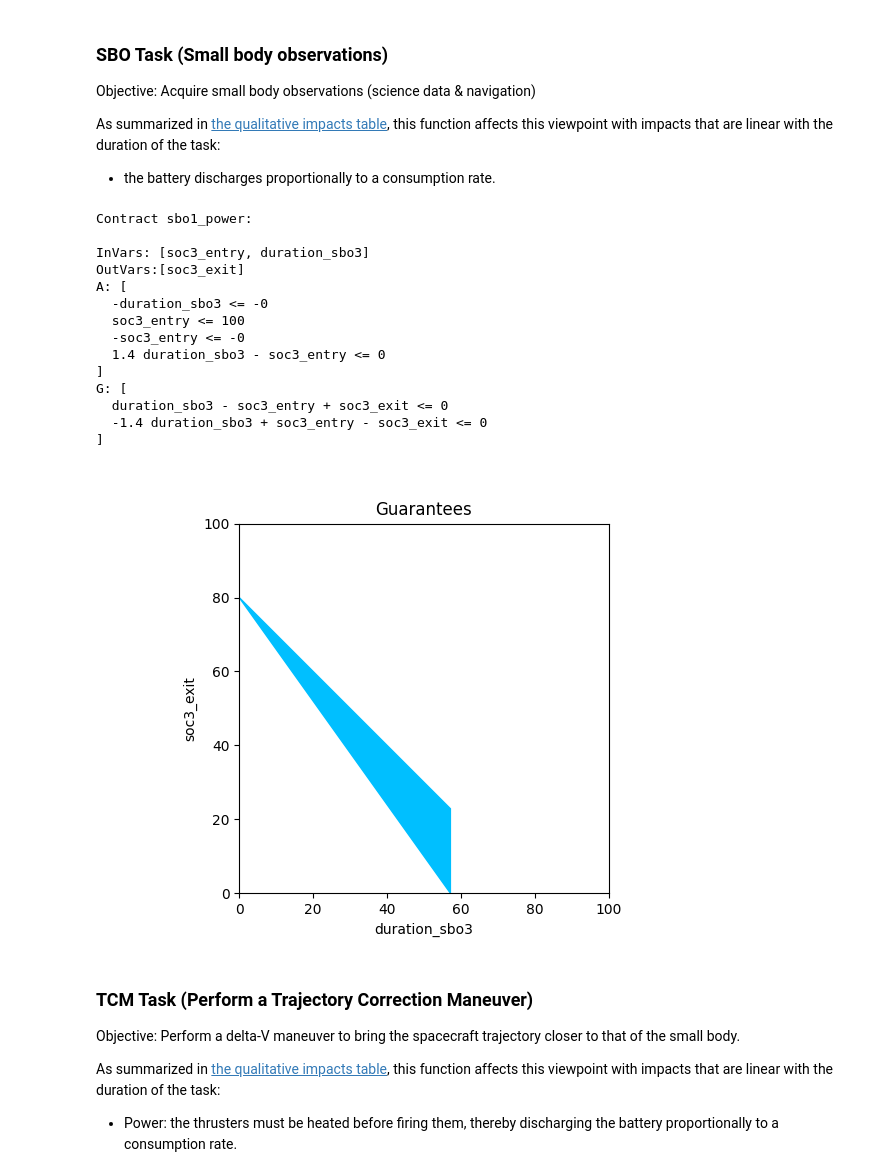
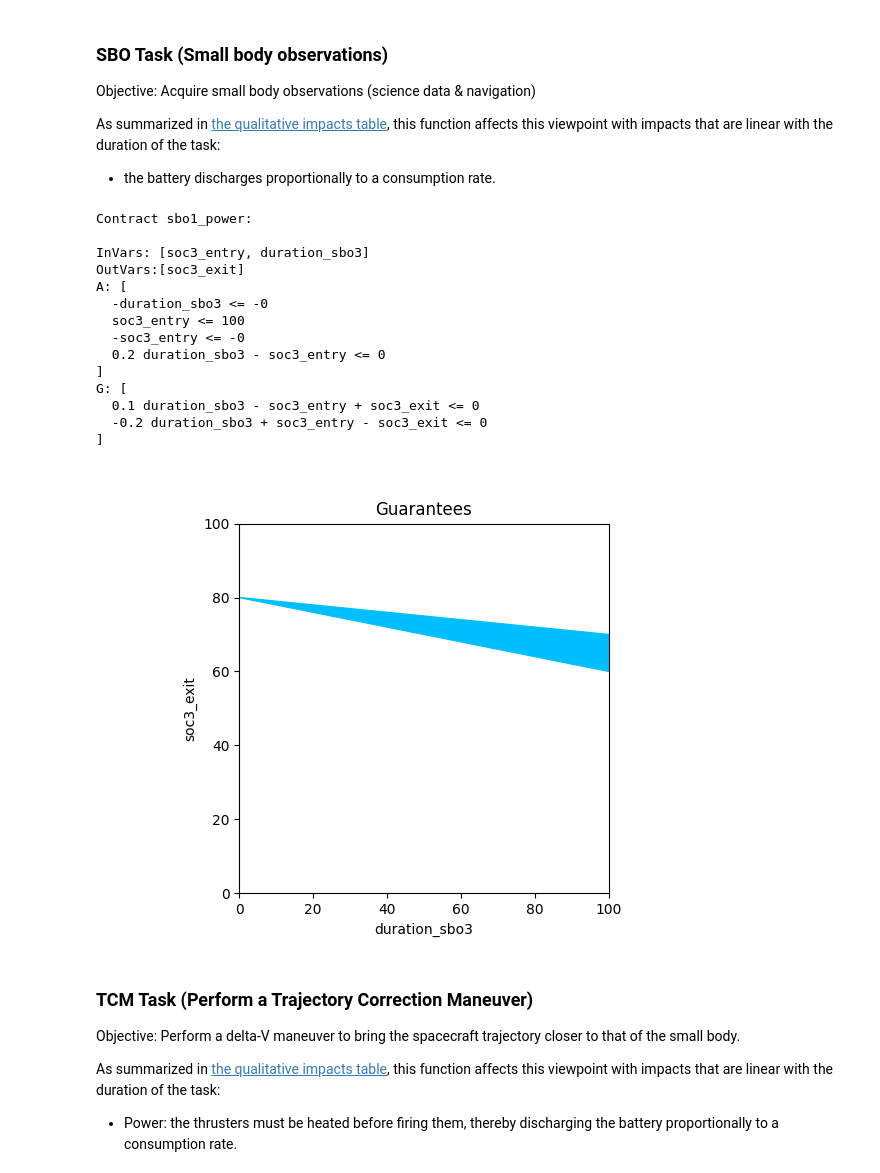
Before and after one commit to pacti-org/cs-space-mission, a Jupyter notebook: space_mission/space_mission_power.ipynb, the cells around one changed output. Saved outputs shown, nothing was run; the diff lists cells and outputs as text; code cells hidden in the pictures.

```diff
--- a/space_mission/space_mission_power.ipynb
+++ b/space_mission/space_mission_power.ipynb
@@ -153,33 +153,33 @@ Objective: Acquire small body observations (science data & navigation)
 As summarized in [the qualitative impacts table](#qualitative-impacts), this function affects this viewpoint with impacts that are linear with the duration of the task:
 - the battery discharges proportionally to a consumption rate.
 # %%
-sbo1_power = power_consumer(s=3, task="sbo", consumption=(1.0, 1.4))
+sbo1_power = power_consumer(s=3, task="sbo", consumption=(0.1, 0.2))
 print(f"Contract sbo1_power:\n\n{sbo1_power}")
 
 _ = plot_guarantees_with_bounds_hover(contract=sbo1_power,
                 x_var=Var("duration_sbo3"),
                 y_var=Var("soc3_exit"),
                 var_values={
                   Var("soc3_entry"):80,
                 },
                 x_lims=(0,100),
                 y_lims=(0,100))
 # %% [output]
 Contract sbo1_power:
 
 InVars: [soc3_entry, duration_sbo3]
 OutVars:[soc3_exit]
 A: [
   -duration_sbo3 <= -0
   soc3_entry <= 100
   -soc3_entry <= -0
-  1.4 duration_sbo3 - soc3_entry <= 0
+  0.2 duration_sbo3 - soc3_entry <= 0
 ]
 G: [
-  duration_sbo3 - soc3_entry + soc3_exit <= 0
-  -1.4 duration_sbo3 + soc3_entry - soc3_exit <= 0
+  0.1 duration_sbo3 - soc3_entry + soc3_exit <= 0
+  -0.2 duration_sbo3 + soc3_entry - soc3_exit <= 0
 ]
-[figure, old version]
+[figure, new version]
 # %% [markdown]
 ### TCM Task (Perform a Trajectory Correction Maneuver)
 
```
Also changed, not shown: parts of 13 cells of this notebook, 8 other files.
